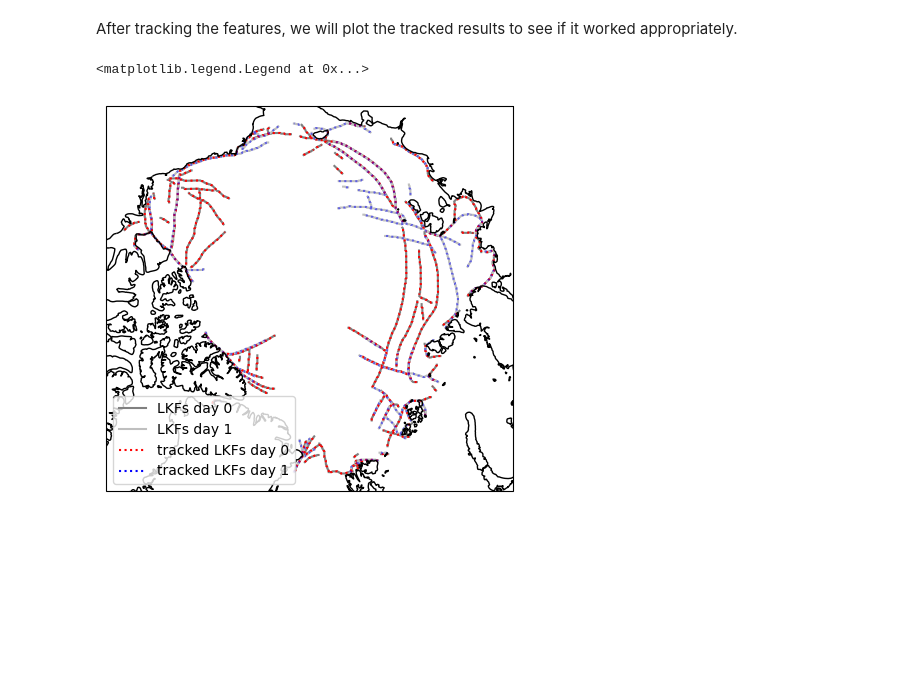
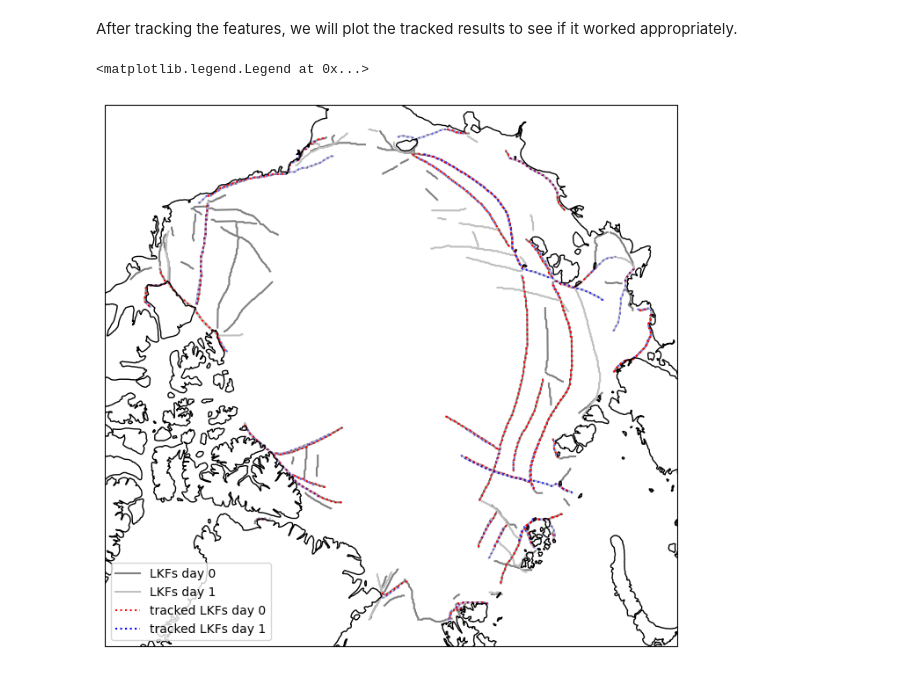
Before and after one commit to jpgaertner/lkf_detection, a Jupyter notebook: detect_and_track_lkfs.ipynb, the cells around one changed output. Saved outputs shown, nothing was run; the diff lists cells and outputs as text; code cells hidden in the pictures; blank space fills up the shorter version.

Commit message:
plot the right tracks

```diff
--- a/detect_and_track_lkfs.ipynb
+++ b/detect_and_track_lkfs.ipynb
@@ -126,47 +126,41 @@ After tracking the features, we will plot the tracked results to see if it worke
 import matplotlib.pyplot as plt
 import cartopy.crs as ccrs
 
-fig = plt.figure(figsize=[10, 5])
+fig = plt.figure(figsize=[16, 8])
 
 ax = plt.subplot(1, 1, 1, projection=ccrs.Orthographic(0, 90))
 
 ax.coastlines(zorder=3)
 
 it = 0
 
 lkfs0 = np.load(lkf_data.lkfpath.joinpath('lkf_%s_%03i.npy' %(lkf_data.netcdf_file.split('/')[-1].split('.')[0],(it+1))),allow_pickle=True)
 lkfs1 = np.load(lkf_data.lkfpath.joinpath('lkf_%s_%03i.npy' %(lkf_data.netcdf_file.split('/')[-1].split('.')[0],(it+2))),allow_pickle=True)
 
 tracks = np.load(lkf_data.track_output_path.joinpath('lkf_tracked_pairs_%s_to_%s.npy' %(lkf_data.lkf_filelist[it][4:-4],
                                                                                         lkf_data.lkf_filelist[it+1][4:-4])),allow_pickle=True)
 
 for ilkf in lkfs0:
     if np.min(ilkf[:,2])<-150 and np.max(ilkf[:,2]>150):
         ilkf[ilkf[:,2]<0,2]+=360
     ax.plot(ilkf[:,2],ilkf[:,3],'0.5',transform=ccrs.PlateCarree())
 
 for ilkf in lkfs1:
     if np.min(ilkf[:,2])<-150 and np.max(ilkf[:,2]>150):
         ilkf[ilkf[:,2]<0,2]+=360
     ax.plot(ilkf[:,2],ilkf[:,3],'0.75',transform=ccrs.PlateCarree())
 
-#for itrack in tracks:
-#    ax.plot(lkfs0[itrack[0]][:,2],lkfs0[itrack[0]][:,3],'r:',alpha=0.25,transform=ccrs.PlateCarree())
-#    ax.plot(lkfs1[itrack[1]][:,2],lkfs1[itrack[1]][:,3],'b:',alpha=0.25,transform=ccrs.PlateCarree())
-
-for i in range(len(lkfs0)):
-    ax.plot(lkfs0[i][:,2],lkfs0[i][:,3],'r:',alpha=1,transform=ccrs.PlateCarree())
-
-for i in range(len(lkfs1)):
-    ax.plot(lkfs1[i][:,2],lkfs1[i][:,3],'b:',alpha=0.5,transform=ccrs.PlateCarree())
+for itrack in tracks:
+    ax.plot(lkfs0[itrack[0]][:,2],lkfs0[itrack[0]][:,3],'r:',alpha=1,transform=ccrs.PlateCarree())
+    ax.plot(lkfs1[itrack[1]][:,2],lkfs1[itrack[1]][:,3],'b:',alpha=0.5,transform=ccrs.PlateCarree())
 
 
 ax.plot([0,0],[0,0],'0.5',label='LKFs day 0')
 ax.plot([0,0],[0,0],'0.75',label='LKFs day 1')
 ax.plot([0,0],[0,0],'r:',label='tracked LKFs day 0')
 ax.plot([0,0],[0,0],'b:',label='tracked LKFs day 1')
 
 ax.legend()
 # %% [output]
 <matplotlib.legend.Legend at 0x...>
-[figure, old version]
+[figure, new version]
```
Also changed, not shown: parts of 1 cell of this notebook.
